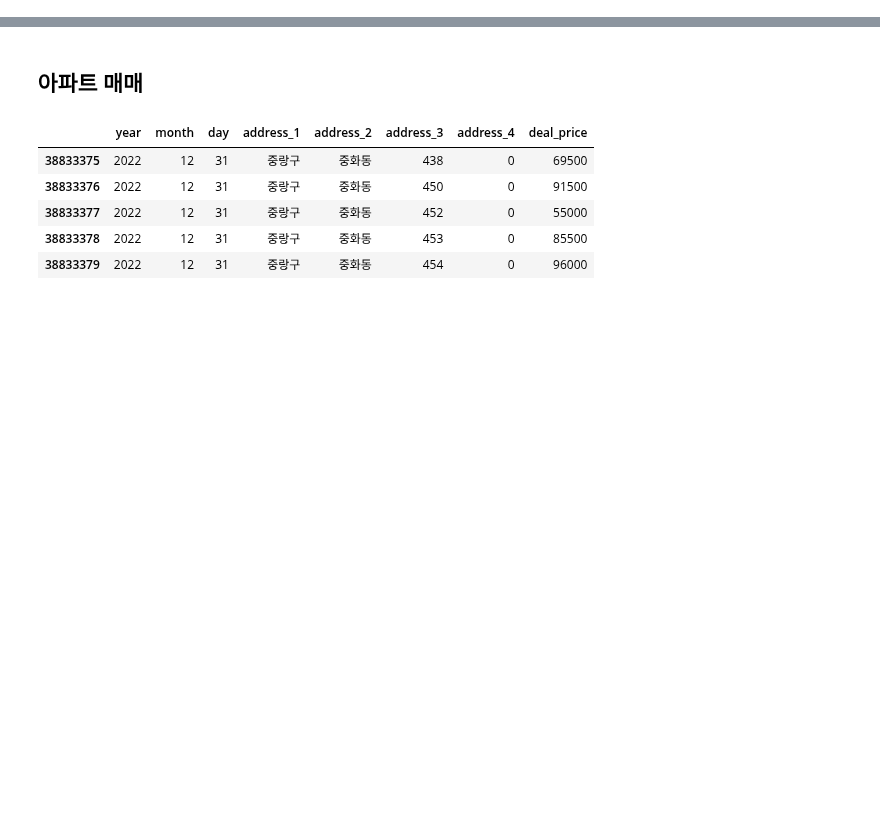
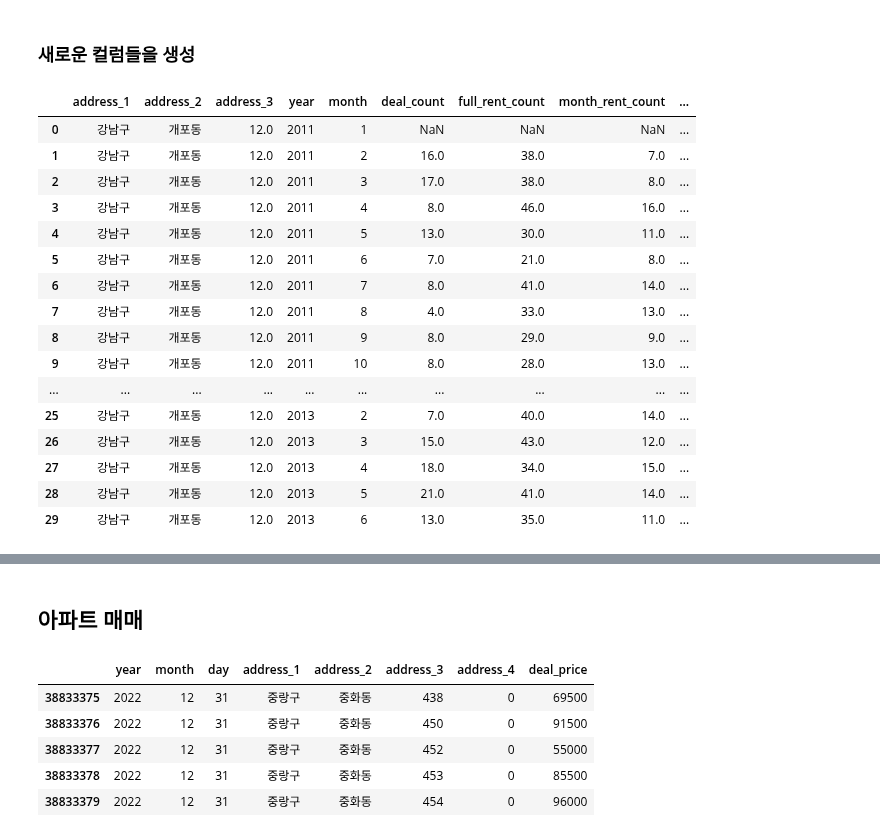
Before and after one commit to Ryong1998/house_price, a Jupyter notebook: handling_final_data2.ipynb, the cells around one changed output, grey strips where cells are left out. Drawn from its saved outputs; the diff is of its cells as text; code cells hidden in the pictures; blank space fills up the shorter version.

```diff
--- a/handling_final_data2.ipynb
+++ b/handling_final_data2.ipynb
@@ -3,0 +546,3 @@ import os
+# %%
+# 데이터를 병합
+df_final_count = pd.merge(df_every_day, df_final_count, on=['address_1','address_2','address_3','year','month'], how='left')
@@ -3,0 +576,3 @@ import os
+# %%
+# 거래 결과 컬럼들이 null값들이 있는데, 그 달에 그 지역에 체결이 없었다는 뜻이므로 0으로 채워야 함
+df_final_count.fillna(0,inplace=True)
@@ -3,0 +614,5 @@ import os
+# %%
+# 한칸씩 미루기 위해서 마지막 달의 값을 null 값으로 생성
+import numpy as np
+df_final_count.loc[(df_final_count['year']==2022)&(df_final_count['month']==12),['deal_count','full_rent_count','month_rent_count']]=np.nan
+df_final_count.iloc[140:150] # 지역이 바뀌는 지점의 값들이 null 값이 됨을 확인
@@ -3,0 +631,4 @@ import os
+# %%
+# 체결 달만 1달씩 미룸
+df_final_count[['deal_count','full_rent_count','month_rent_count']] = df_final_count[['deal_count','full_rent_count','month_rent_count']].shift(1)
+df_final_count
@@ -3,0 +663,2 @@ import os
+# %% [markdown]
+### 새로운 컬럼들을 생성
@@ -3,0 +713,20 @@ import os
+# %%
+df_final_count2.head(30) # 컬럼들이 생성됨을 확인
+# %% [output]
+|  | address_1 | address_2 | address_3 | year | month | deal_count | full_rent_count | month_rent_count | ... |
+| 0 | 강남구 | 개포동 | 12.0 | 2011 | 1 | NaN | NaN | NaN | ... |
+| 1 | 강남구 | 개포동 | 12.0 | 2011 | 2 | 16.0 | 38.0 | 7.0 | ... |
+| 2 | 강남구 | 개포동 | 12.0 | 2011 | 3 | 17.0 | 38.0 | 8.0 | ... |
+| 3 | 강남구 | 개포동 | 12.0 | 2011 | 4 | 8.0 | 46.0 | 16.0 | ... |
+| 4 | 강남구 | 개포동 | 12.0 | 2011 | 5 | 13.0 | 30.0 | 11.0 | ... |
+| 5 | 강남구 | 개포동 | 12.0 | 2011 | 6 | 7.0 | 21.0 | 8.0 | ... |
+| 6 | 강남구 | 개포동 | 12.0 | 2011 | 7 | 8.0 | 41.0 | 14.0 | ... |
+| 7 | 강남구 | 개포동 | 12.0 | 2011 | 8 | 4.0 | 33.0 | 13.0 | ... |
+| 8 | 강남구 | 개포동 | 12.0 | 2011 | 9 | 8.0 | 29.0 | 9.0 | ... |
+| 9 | 강남구 | 개포동 | 12.0 | 2011 | 10 | 8.0 | 28.0 | 13.0 | ... |
+| ... | ... | ... | ... | ... | ... | ... | ... | ... | ... |
+| 25 | 강남구 | 개포동 | 12.0 | 2013 | 2 | 7.0 | 40.0 | 14.0 | ... |
+| 26 | 강남구 | 개포동 | 12.0 | 2013 | 3 | 15.0 | 43.0 | 12.0 | ... |
+| 27 | 강남구 | 개포동 | 12.0 | 2013 | 4 | 18.0 | 34.0 | 15.0 | ... |
+| 28 | 강남구 | 개포동 | 12.0 | 2013 | 5 | 21.0 | 41.0 | 14.0 | ... |
+| 29 | 강남구 | 개포동 | 12.0 | 2013 | 6 | 13.0 | 35.0 | 11.0 | ... |
```
Also changed, not shown: parts of 58 cells of this notebook.
